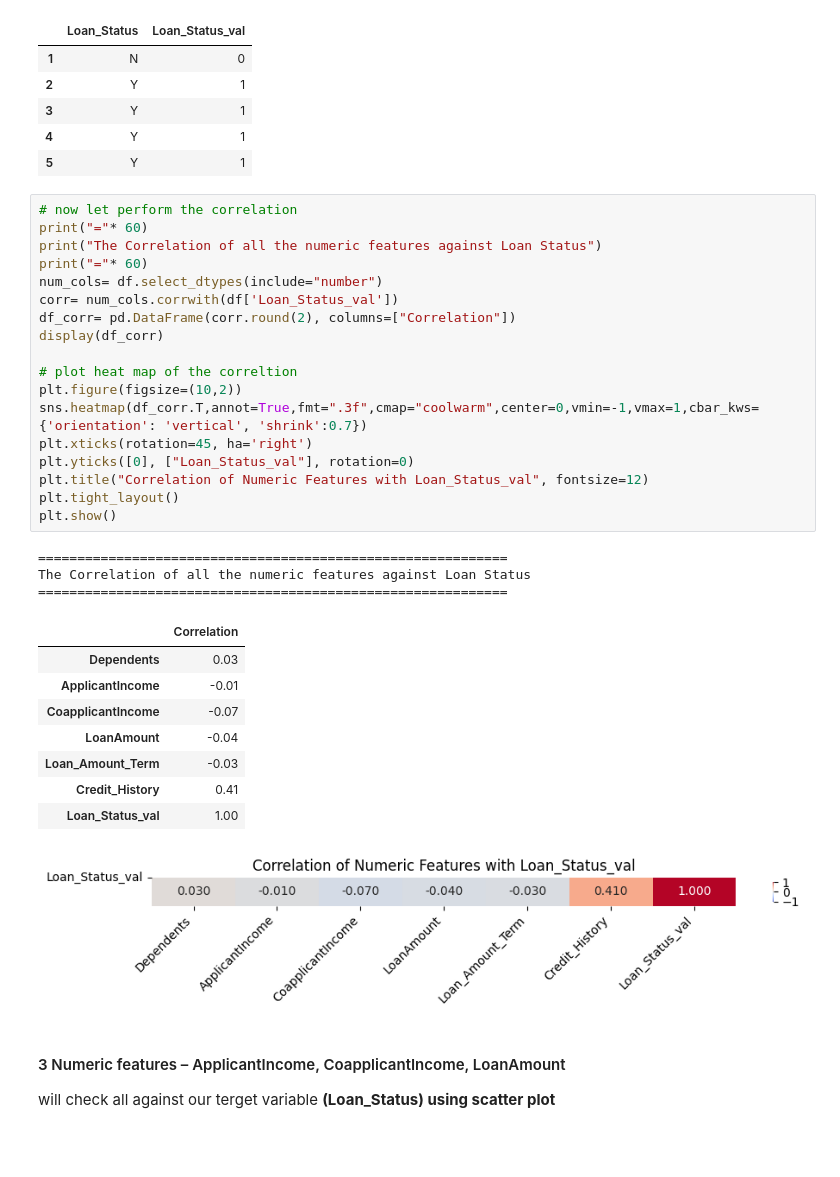
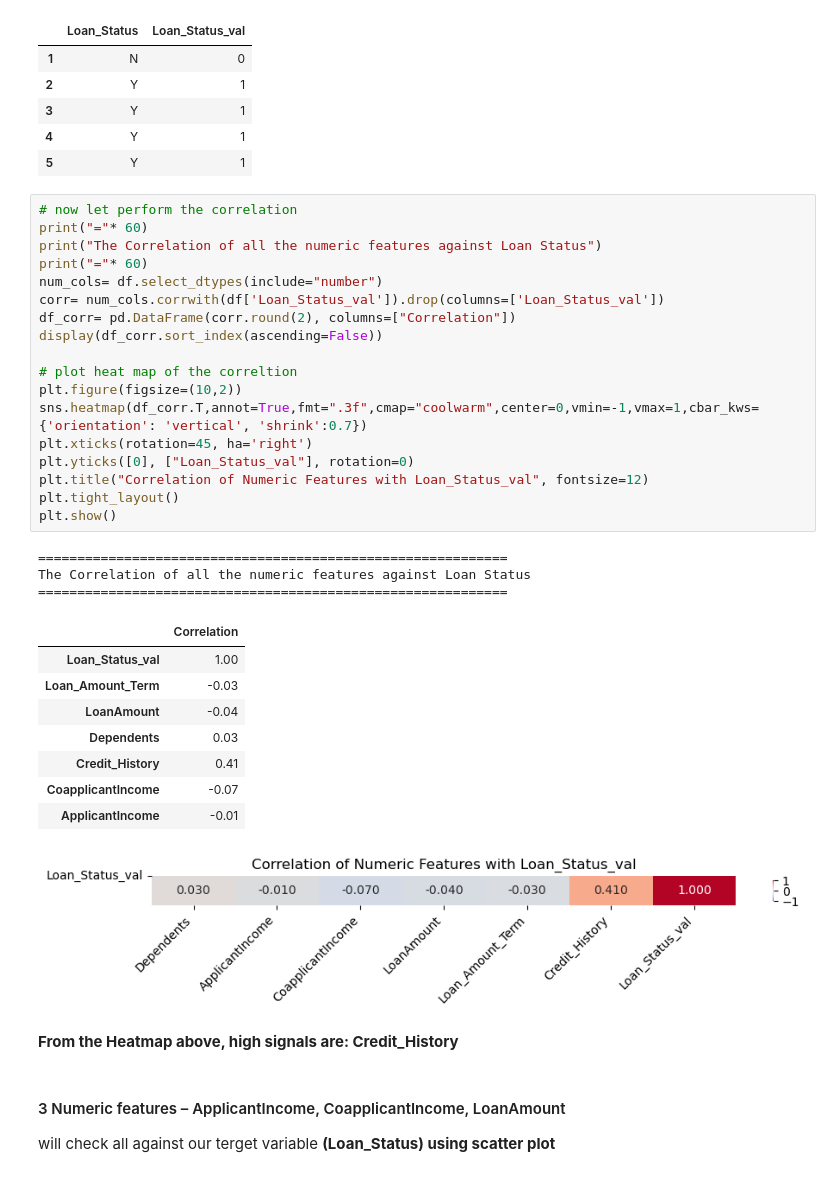
Before and after one commit to Olasquare043/EDA-on-Home-Loan-dataset, a Jupyter notebook: EDA on Home Loan.ipynb, the cells around one changed output. Drawn from its saved outputs; the diff is of its cells as text; blank space fills up the shorter version.

```diff
--- a/EDA on Home Loan.ipynb
+++ b/EDA on Home Loan.ipynb
@@ -616,34 +616,36 @@ df[["Loan_Status", "Loan_Status_val"]].head()
 # %%
 # now let perform the correlation
 print("="* 60)
 print("The Correlation of all the numeric features against Loan Status")
 print("="* 60)
 num_cols= df.select_dtypes(include="number")
-corr= num_cols.corrwith(df['Loan_Status_val'])
+corr= num_cols.corrwith(df['Loan_Status_val']).drop(columns=['Loan_Status_val'])
 df_corr= pd.DataFrame(corr.round(2), columns=["Correlation"])
-display(df_corr)
+display(df_corr.sort_index(ascending=False))
 
 # plot heat map of the correltion
 plt.figure(figsize=(10,2))
 sns.heatmap(df_corr.T,annot=True,fmt=".3f",cmap="coolwarm",center=0,vmin=-1,vmax=1,cbar_kws={'orientation': 'vertical', 'shrink':0.7})
 plt.xticks(rotation=45, ha='right')
 plt.yticks([0], ["Loan_Status_val"], rotation=0)
 plt.title("Correlation of Numeric Features with Loan_Status_val", fontsize=12)
 plt.tight_layout()
 plt.show()
 # %% [output]
 ============================================================
 The Correlation of all the numeric features against Loan Status
 ============================================================
 |  | Correlation |
+| Loan_Status_val | 1.00 |
+| Loan_Amount_Term | -0.03 |
+| LoanAmount | -0.04 |
 | Dependents | 0.03 |
+| Credit_History | 0.41 |
+| CoapplicantIncome | -0.07 |
 | ApplicantIncome | -0.01 |
-| CoapplicantIncome | -0.07 |
-| LoanAmount | -0.04 |
-| Loan_Amount_Term | -0.03 |
-| Credit_History | 0.41 |
-| Loan_Status_val | 1.00 |
 [figure]
+# %% [markdown]
+**From the Heatmap above, high signals are: Credit_History**
 # %% [markdown]
 #### 3 Numeric features – ApplicantIncome, CoapplicantIncome, LoanAmount
 will check all against our terget variable **(Loan_Status) using scatter plot**
```
Also changed, not shown: parts of 7 cells of this notebook, 1 other file.
